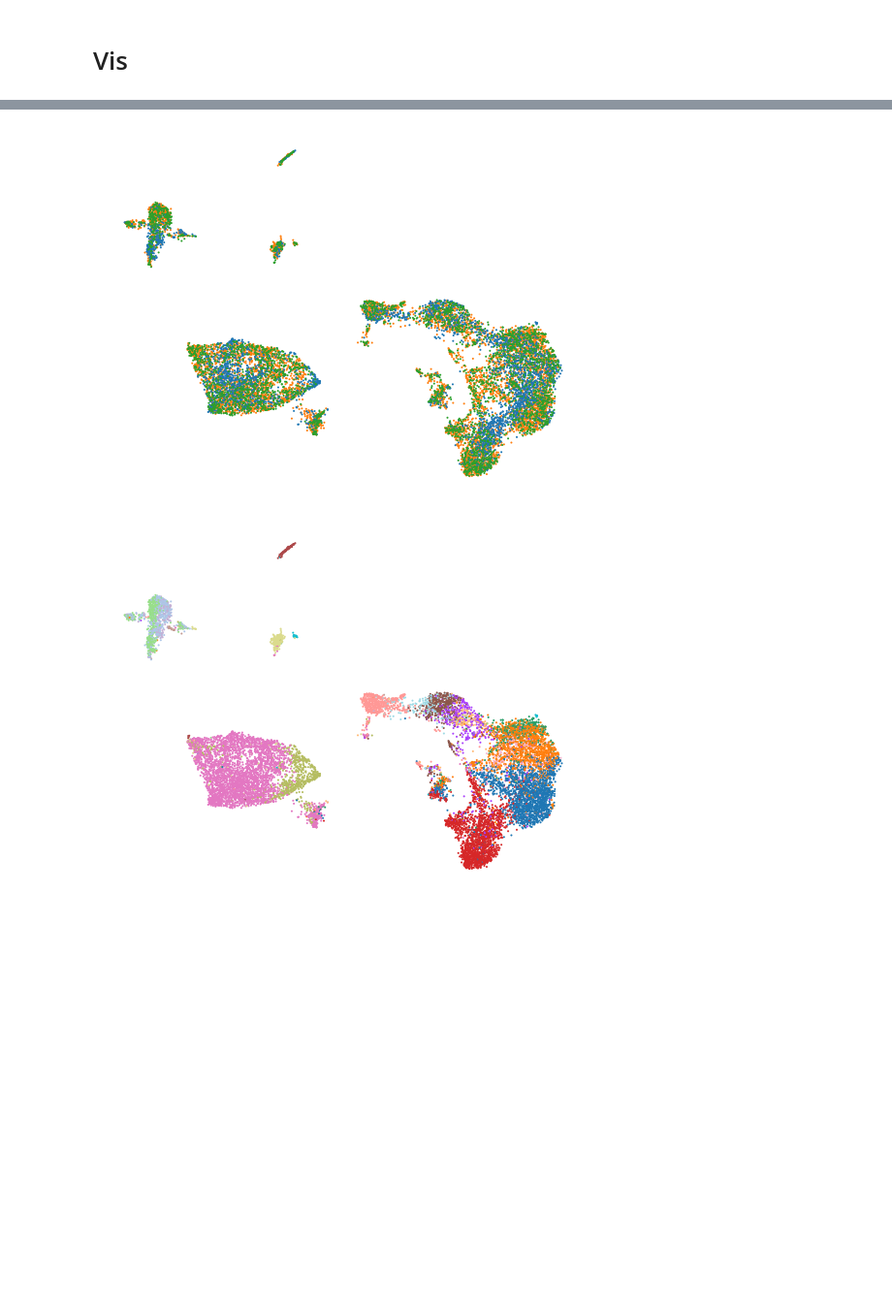
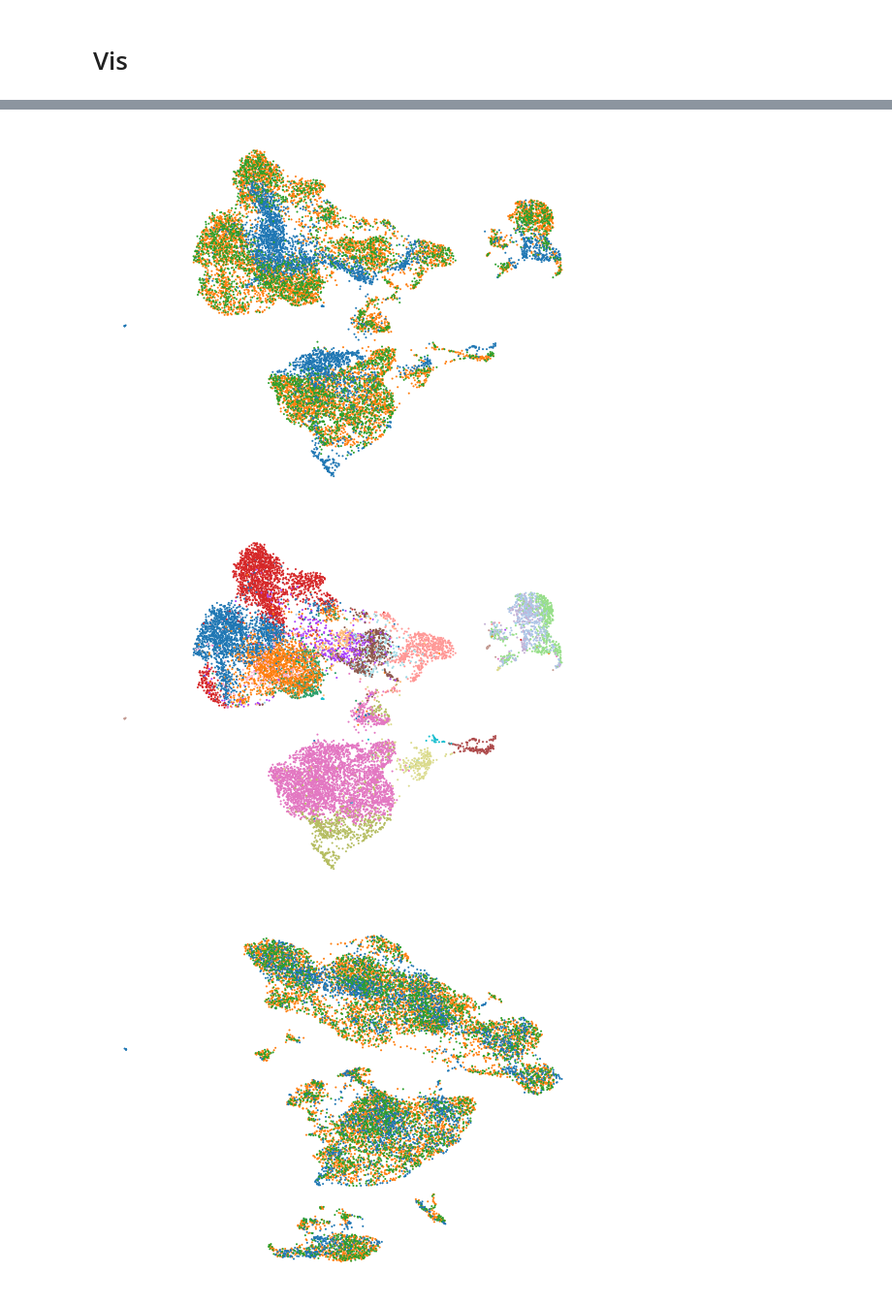
Before and after one commit to CSUBioGroup/ACE-main, a Jupyter notebook: reproduce/scmomat/sec1_case1_PBMC-Mult.ipynb, the cells around one changed output, grey strips where cells are left out. Shown at 97% size. Cells and saved outputs as stored; diff of their text form; code cells hidden in the pictures; blank space fills up the shorter version.

```diff
--- a/reproduce/scmomat/sec1_case1_PBMC-Mult.ipynb
+++ b/reproduce/scmomat/sec1_case1_PBMC-Mult.ipynb
@@ -222,12 +212,12 @@ ad_mosaic = sc.AnnData(np.vstack(zs), obsm={"X_emb":np.vstack(zs)})
 ad_mosaic.obs['batch'] = np.hstack(batches)
 ad_mosaic.obs['mod']   = np.hstack(mods)
 ad_mosaic.obs['cell_type'] = np.hstack(labels)
-ad_mosaic.obsm['X_umap'] = x_umap
+# ad_mosaic.obsm['X_umap'] = x_umap
 
-ad_mosaic.obsp['connectivities'] = scmomat.utils._compute_connectivities_umap(
-    knn_indices = knn_indices, knn_dists = knn_dists,
-    n_neighbors = 15, set_op_mix_ratio=1.0, local_connectivity=1.0
-)
-ad_mosaic.uns['neighbors'] = {'connectivities_key':'connectivities'}
+# ad_mosaic.obsp['connectivities'] = scmomat.utils._compute_connectivities_umap(
+#     knn_indices = knn_indices, knn_dists = knn_dists,
+#     n_neighbors = 15, set_op_mix_ratio=1.0, local_connectivity=1.0
+# )
+# ad_mosaic.uns['neighbors'] = {'connectivities_key':'connectivities'}
 # %%
 import sys
@@ -276,0 +272,8 @@ Match_score=0.01219
+# %%
+from preprocessing import harmony
+
+ad_mosaic_df = pd.DataFrame(ad_mosaic.obsm['X_emb'], index=ad_mosaic.obs_names)
+ad_mosaic_df['batch'] = ad_mosaic.obs['mod'].to_numpy()
+ad_mosaic.obsm['X_emb_harmony'] = harmony([ad_mosaic_df])[0]
+
+r = eval_mosaic(ad_mosaic, label_key='cell_type', batch_keys=['mod'], use_lisi=True, use_rep='X_emb_harmony', use_neighbors=False)
@@ -294,4 +342,7 @@ def save_umap(adata, use_rep, colors, is_title='', legend_loc=None, save_dir=Non
 modD = {'atac':'other', 'multiome':'multiome', 'rna':'gex'}
 ad_mosaic.obs['mod2'] = [modD[_] for _ in ad_mosaic.obs['mod']]
 # ad_mosaic.obs['mod-batch2'] = ad_mosaic.obs['mod2'].astype('str') + '-' + ad_mosaic.obs.batch.astype('str')
+# %%
+ad_mosaic = get_umap(ad_mosaic, use_rep='X_emb', add_key='umap_be')
+ad_mosaic = get_umap(ad_mosaic, use_rep='X_emb_harmony', add_key='umap_af')
 # %%
@@ -300,0 +354,7 @@ sc.pl.umap(ad_mosaic, color=['mod2', 'cell_type'])
+# %%
+import json
+with open('/home/yanxh/gitrepo/multi-omics-matching/Visualization/Figures/sec1/umap/pbmc-mult_type_color_dict.json', 'r') as json_file:
+    type_color_dict = json.load(json_file)
+
+ad_mosaic.uns['cell_type_colors'] = [type_color_dict[_] for _ in ad_mosaic.obs.cell_type.cat.categories]
+sc.pl.embedding(ad_mosaic, basis='umap_af', color=['cell_type'])
@@ -301,9 +363,14 @@ sc.pl.umap(ad_mosaic, color=['mod2', 'cell_type'])
 # %%
 umap_save_dir = '/home/sda1/yanxh/outputs/umap_plots'
 
-save_umap(ad_mosaic, 'X_umap', ['mod2', 'cell_type'], is_title='', legend_loc=None,
+save_umap(ad_mosaic, 'umap_be', ['mod2', 'cell_type'], is_title='', legend_loc=None,
           save_dir='/home/yanxh/gitrepo/multi-omics-matching/Visualization/Figures/sec1/umap',
           prefix_name='scMoMaT_case1_pbmc-mult')
+
+save_umap(ad_mosaic, 'umap_af', ['mod2', 'cell_type'], is_title='', legend_loc=None,
+          save_dir='/home/yanxh/gitrepo/multi-omics-matching/Visualization/Figures/sec1/umap',
+          prefix_name='scMoMaT-harmony_case1_pbmc-mult')
 # %% [output]
-[figure, old version]
+[figure, new version]
-[figure, old version]
+[figure, new version]
+[figure, added]
```
Also changed, not shown: parts of 18 cells of this notebook, 10 other files.
